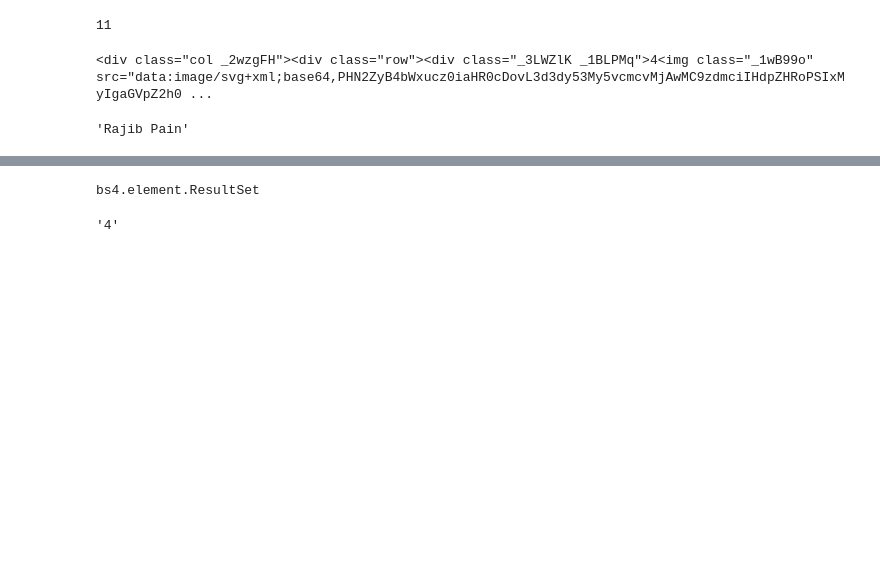
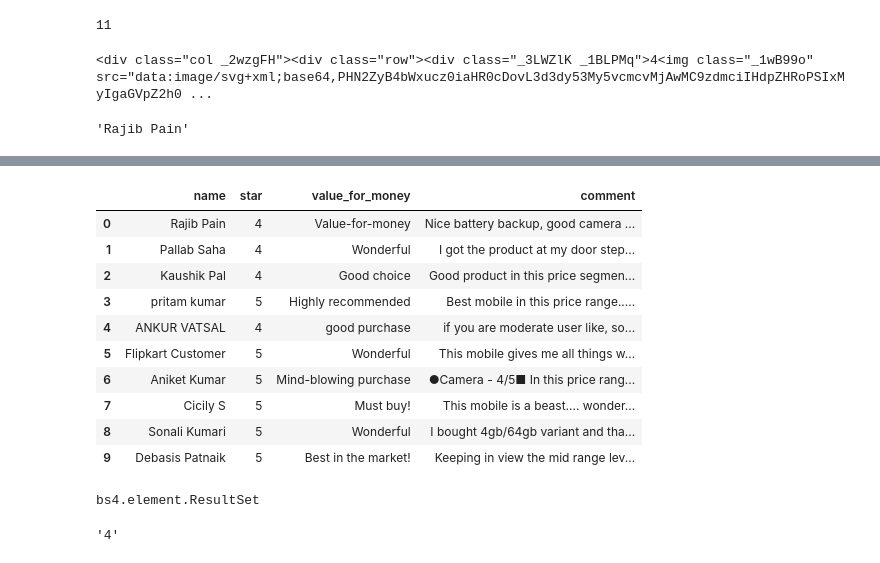
Before and after one commit to FazlullahBokhari/Jupyter_file_of_python_projects, a Jupyter notebook: review scrapper.ipynb, the cells around one changed output, grey strips where cells are left out. Saved outputs shown, nothing was run; the diff lists cells and outputs as text; code cells hidden in the pictures; blank space fills up the shorter version.

```diff
--- a/review scrapper.ipynb
+++ b/review scrapper.ipynb
@@ -126,11 +126,15 @@ commentboxes[0].div.div.find_all('p', {'class': '_2sc7ZR _2V5EHH'})[0].text
 # %% [output]
 'Rajib Pain'
 # %%
+name = []
+star = []
+value_for_money = []
+comtag = []
+comment = []
 for i in range(len(commentboxes)-1):
-    print(commentboxes[i].div.div.find_all('p', {'class': '_2sc7ZR _2V5EHH'})[0].text)
-    print(commentboxes[i].div.div.div.div.text)
-    print(commentboxes[i].div.div.div.p.text)
+    name.append(commentboxes[i].div.div.find_all('p', {'class': '_2sc7ZR _2V5EHH'})[0].text)
+    star.append(commentboxes[i].div.div.div.div.text)
+    value_for_money.append(commentboxes[i].div.div.div.p.text)
     #print(commentboxes[i].div.div.find_all('div', {'class': ''}))
     comtag = commentboxes[i].div.div.find_all('div', {'class': ''})
-    print(comtag[0].div.text)
-    print("\n")
+    comment.append(comtag[0].div.text)
@@ -154,0 +147,2 @@ Keeping in view the mid range level of entry samsung has made his presence felt
+# %%
+data = {'name':name,'star':star,'value_for_money':value_for_money,'comment':comment}
@@ -154,0 +169,16 @@ Keeping in view the mid range level of entry samsung has made his presence felt
+# %%
+data = pd.DataFrame(data)
+# %%
+data
+# %% [output]
+|  | name | star | value_for_money | comment |
+| 0 | Rajib Pain | 4 | Value-for-money | Nice battery backup, good camera ... |
+| 1 | Pallab Saha | 4 | Wonderful | I got the product at my door step... |
+| 2 | Kaushik Pal | 4 | Good choice | Good product in this price segmen... |
+| 3 | pritam kumar | 5 | Highly recommended | Best mobile in this price range..... |
+| 4 | ANKUR VATSAL | 4 | good purchase | if you are moderate user like, so... |
+| 5 | Flipkart Customer | 5 | Wonderful | This mobile gives me all things w... |
+| 6 | Aniket Kumar | 5 | Mind-blowing purchase | ●Camera - 4/5■ In this price rang... |
+| 7 | Cicily S | 5 | Must buy! | This mobile is a beast.... wonder... |
+| 8 | Sonali Kumari | 5 | Wonderful | I bought 4gb/64gb variant and tha... |
+| 9 | Debasis Patnaik | 5 | Best in the market! | Keeping in view the mid range lev... |
```
Also changed, not shown: parts of 10 cells of this notebook, 2 other files.
